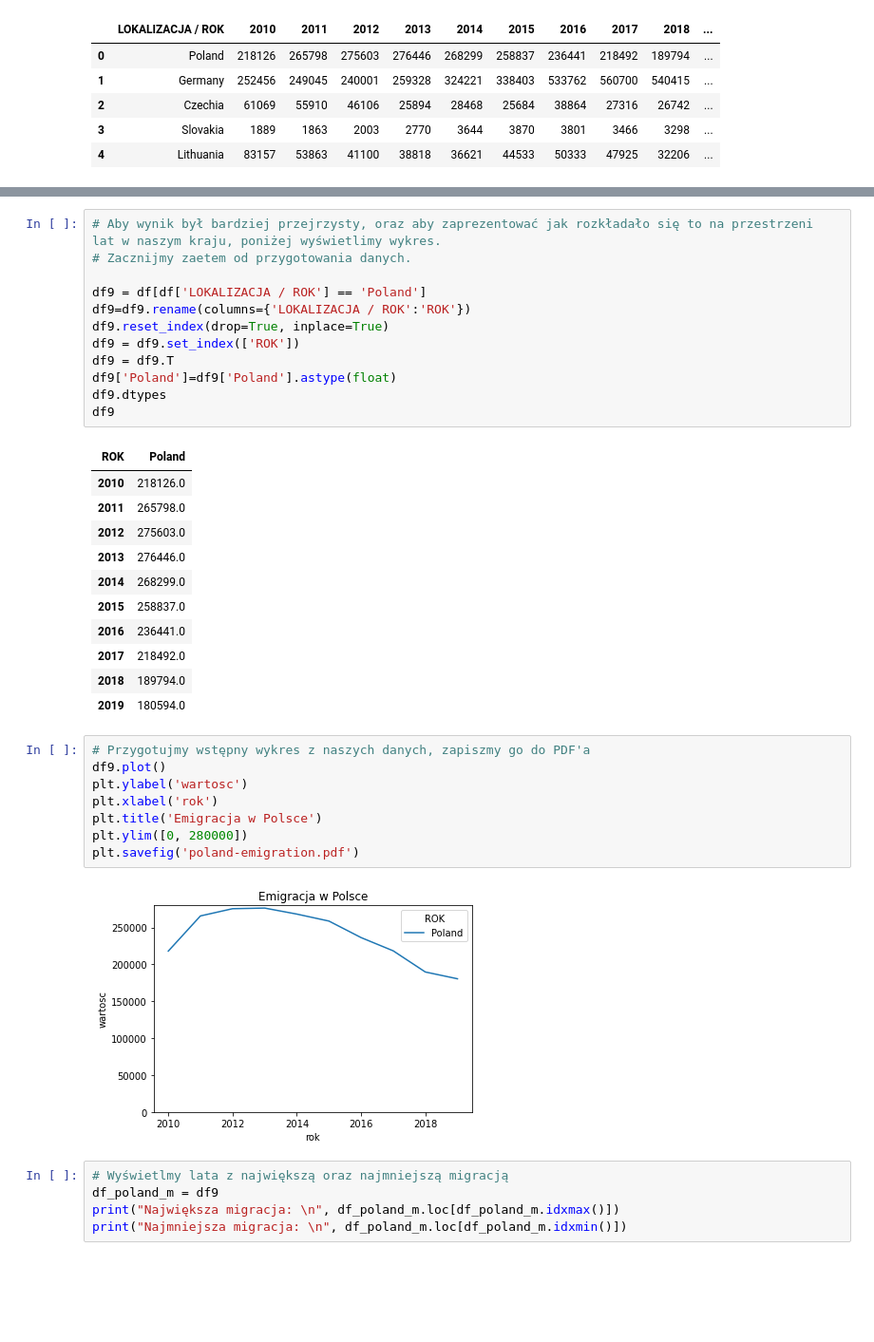
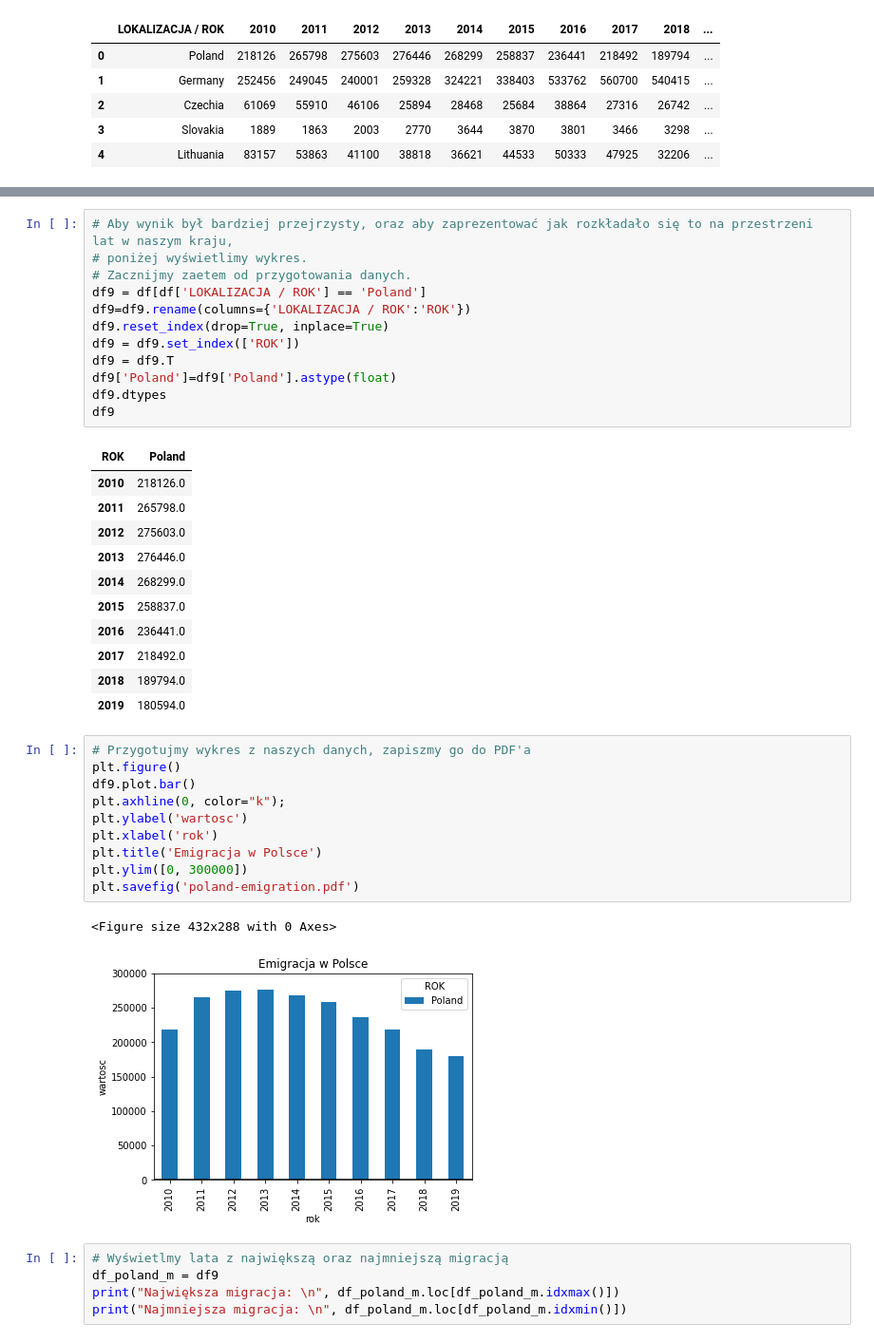
Before and after one commit to jkrotoszynska/python, a Jupyter notebook: zaliczenie.ipynb, the cells around one changed output, grey strips where cells are left out. Shown: that part at 95% size. Cells and saved outputs as stored; diff of their text form; blank space fills up the shorter version.

```diff
--- a/zaliczenie.ipynb
+++ b/zaliczenie.ipynb
@@ -140,7 +153,7 @@ df3
 # %%
-# Aby wynik był bardziej przejrzysty, oraz aby zaprezentować jak rozkładało się to na przestrzeni lat w naszym kraju, poniżej wyświetlimy wykres.
+# Aby wynik był bardziej przejrzysty, oraz aby zaprezentować jak rozkładało się to na przestrzeni lat w naszym kraju,
+# poniżej wyświetlimy wykres.
 # Zacznijmy zaetem od przygotowania danych.
-
 df9 = df[df['LOKALIZACJA / ROK'] == 'Poland']
 df9=df9.rename(columns={'LOKALIZACJA / ROK':'ROK'})
 df9.reset_index(drop=True, inplace=True)
@@ -162,15 +175,18 @@ df9
 | 2018 | 189794.0 |
 | 2019 | 180594.0 |
 # %%
-# Przygotujmy wstępny wykres z naszych danych, zapiszmy go do PDF'a
-df9.plot()
+# Przygotujmy wykres z naszych danych, zapiszmy go do PDF'a
+plt.figure()
+df9.plot.bar()
+plt.axhline(0, color="k");
 plt.ylabel('wartosc')
 plt.xlabel('rok')
 plt.title('Emigracja w Polsce')
-plt.ylim([0, 280000])
+plt.ylim([0, 300000])
 plt.savefig('poland-emigration.pdf')
 # %% [output]
+<Figure size 432x288 with 0 Axes>
-[figure, old version]
+[figure, new version]
 # %%
 # Wyświetlmy lata z największą oraz najmniejszą migracją
 df_poland_m = df9
```
Also changed, not shown: parts of 7 cells of this notebook, 1 other file.
